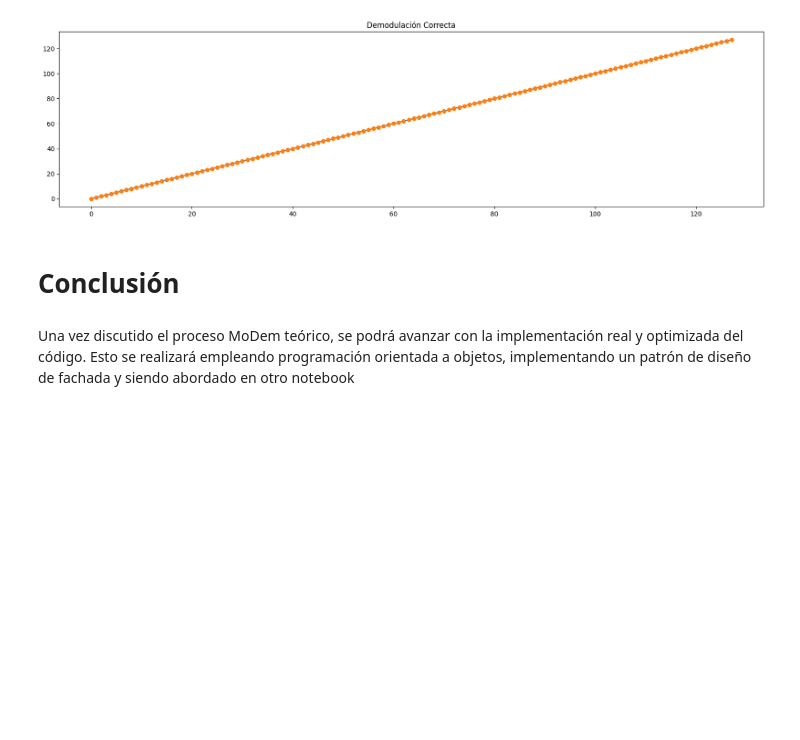
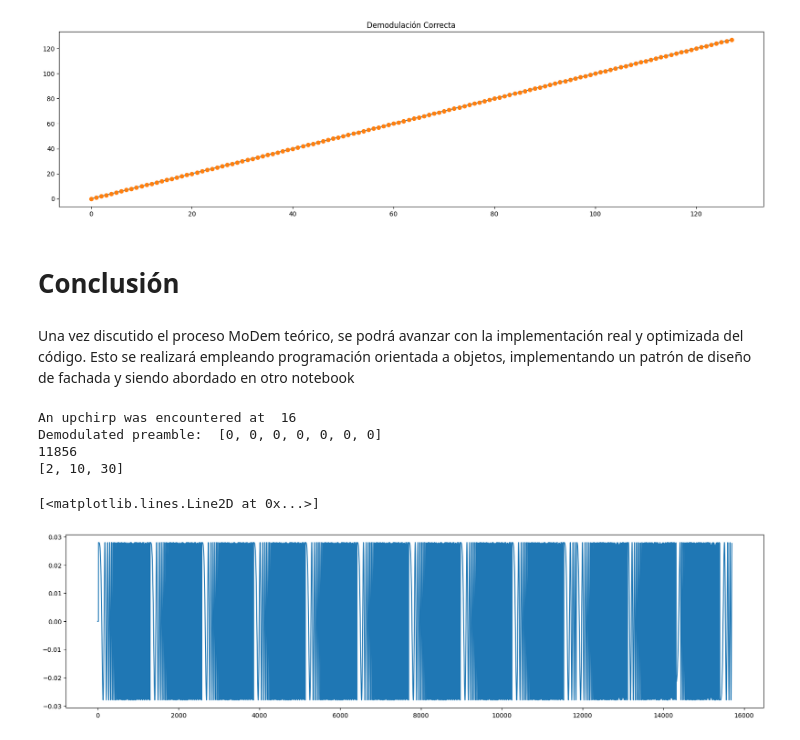
Before and after one commit to stefaema/LoRaSimulator, a Jupyter notebook: Definitive/lora_concept_breakdown.ipynb, the cells around one changed output. Saved outputs shown, nothing was run; the diff lists cells and outputs as text; code cells hidden in the pictures; blank space fills up the shorter version.

```diff
--- a/Definitive/lora_concept_breakdown.ipynb
+++ b/Definitive/lora_concept_breakdown.ipynb
@@ -596,3 +596,23 @@ plt.plot(rx,'o', label='Received')
 # Conclusión
 # %% [markdown]
 Una vez discutido el proceso MoDem teórico, se podrá avanzar con la implementación real y optimizada del código. Esto se realizará empleando programación orientada a objetos, implementando un patrón de diseño de fachada y siendo abordado en otro notebook
+# %%
+from lora_modem import LoraModulator, LoraDemodulator, LoraReservedArtifacts
+m = LoraModulator(7, 125e3, 10)
+d = LoraDemodulator(7, 125e3, 10)
+t,f,s = m.modulate_implicit_package(5, [10, 30])
+a = [0 for _ in range(20)]
+s = np.concatenate((a,s))
+r = d.compute_synchronized_index(s, 5)
+print(r)
+symbols = d.demodulate_symbols(s[r+4:])
+print(symbols)
+plt.figure(figsize=(20, 5))
+plt.plot(s)
+# %% [output]
+An upchirp was encountered at  16
+Demodulated preamble:  [0, 0, 0, 0, 0, 0, 0]
+11856
+[2, 10, 30]
+[<matplotlib.lines.Line2D at 0x...>]
+[figure, added]
```
Also changed, not shown: parts of 1 cell of this notebook, 3 other files.
